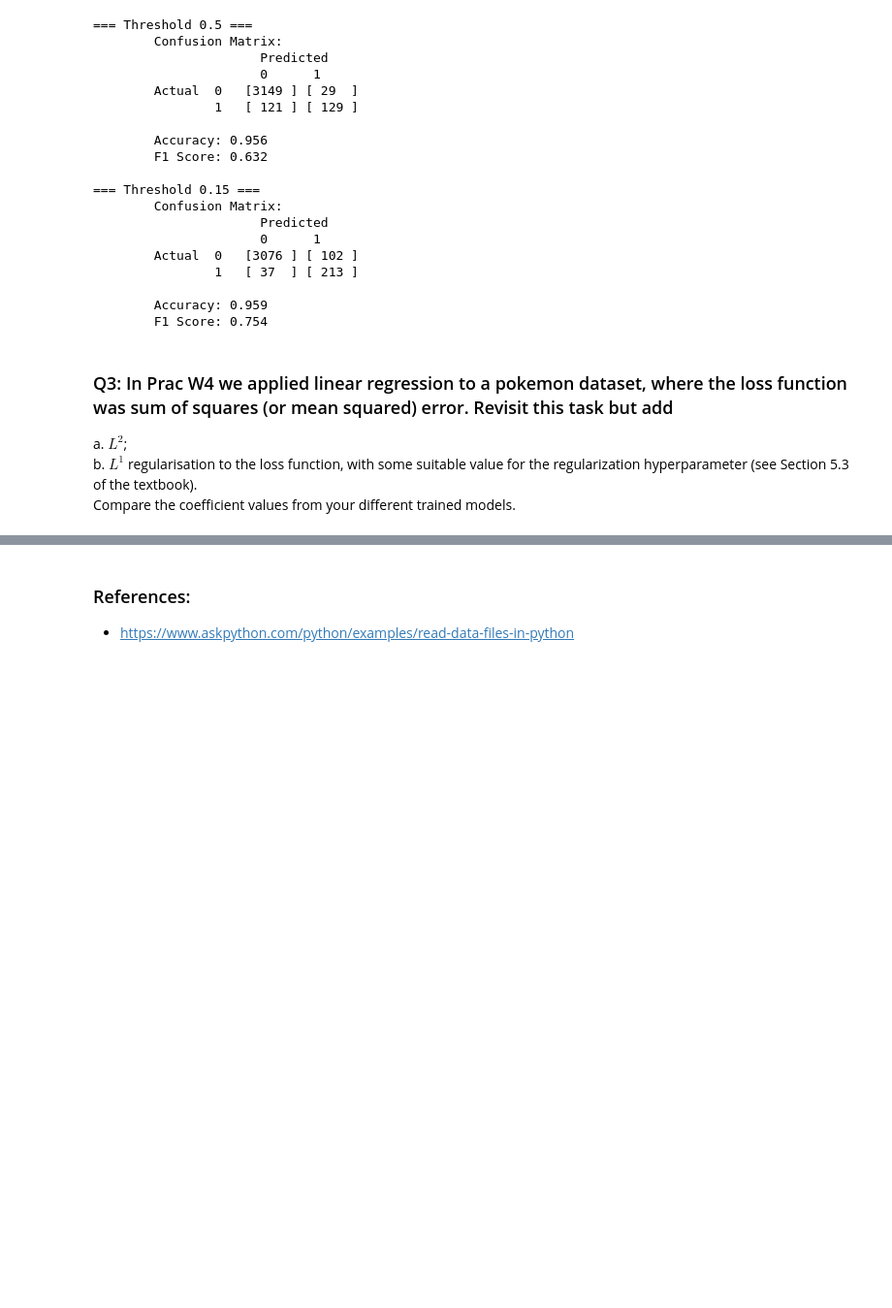
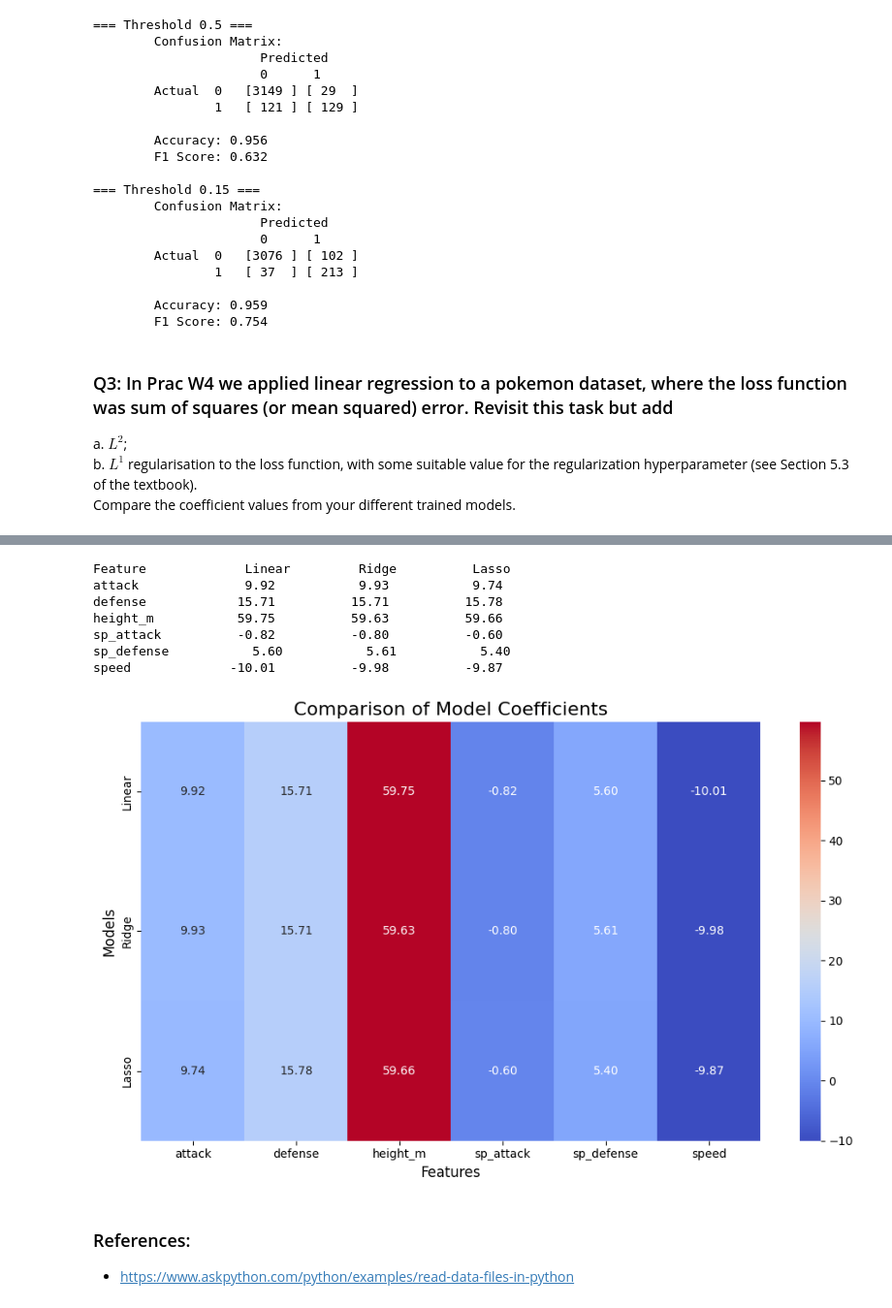
Before and after one commit to keys-i/COMP4702, a Jupyter notebook: src/W6.ipynb, the cells around one changed output, grey strips where cells are left out. Shown at 97% size. Saved outputs shown, nothing was run; the diff lists cells and outputs as text; code cells hidden in the pictures; blank space fills up the shorter version.

Commit message:
W6: Q3 (made it more visually appealing) - done

```diff
--- a/src/W6.ipynb
+++ b/src/W6.ipynb
@@ -189,14 +189,14 @@ from sklearn.linear_model import LinearRegression  # Baseline
 from sklearn.linear_model import Ridge, Lasso      # L^2, L^1
 # %%
 # Load your data
-df = pd.read_csv("pokemon.csv")
+df = pd.read_csv("pokemonregr.csv")
 
 # Drop non-numeric or irrelevant columns (adjust this based on your dataset)
 df = df.select_dtypes(include='number').dropna()
 
 # Define features and target
-X = df.drop("Total", axis=1)  # Predicting "Total" stat, for example
-y = df["Total"]
+X = df.drop("weight_kg", axis=1)
+y = df["weight_kg"]
 
 # Train-test split
 X_train, X_test, y_train, y_test = train_test_split(X, y, test_size=0.2, random_state=42)
@@ -228,3 +238,45 @@ print(coef_df)
+# %%
+def print_colored_coefficients(coef_df):
+    # Print header row with colors
+    print(f"{color.GREEN_BOLD}{'Feature':<20}{'Linear':<15}{'Ridge':<15}{'Lasso':<15}{color.END}")
+
+    # Print each row with colored feature names
+    for idx, row in coef_df.iterrows():
+        feature = f"{color.YELLOW_BOLD}{row['Feature']}{color.END}"
+        linear_coef = f"{row['Linear']:.2f}"
+        ridge_coef = f"{row['Ridge']:.2f}"
+        lasso_coef = f"{row['Lasso']:.2f}"
+
+        print(f"{feature:<20}{linear_coef:>15}{ridge_coef:>15}{lasso_coef:>15}")
+
+def plot_coefficients(coef_df):
+    # Set up the matplotlib figure
+    plt.figure(figsize=(10, 6))
+
+    # Use seaborn to plot the heatmap
+    sns.heatmap(coef_df.set_index('Feature').transpose(), annot=True, cmap="coolwarm", fmt=".2f", cbar=True)
+
+    # Add labels and title
+    plt.title('Comparison of Model Coefficients', fontsize=16)
+    plt.xlabel('Features', fontsize=12)
+    plt.ylabel('Models', fontsize=12)
+
+    # Display the plot
+    plt.tight_layout()
+    plt.show()
+
+print_colored_coefficients(coef_df)
+print("\n")
+plot_coefficients(coef_df)
+# %% [output]
+Feature             Linear         Ridge          Lasso
+attack              9.92           9.93           9.74
+defense            15.71          15.71          15.78
+height_m           59.75          59.63          59.66
+sp_attack          -0.82          -0.80          -0.60
+sp_defense           5.60           5.61           5.40
+speed             -10.01          -9.98          -9.87
+[figure, added]
 # %% [markdown]
 ### References:
 * https://www.askpython.com/python/examples/read-data-files-in-python
```
Also changed, not shown: parts of 5 cells of this notebook.
